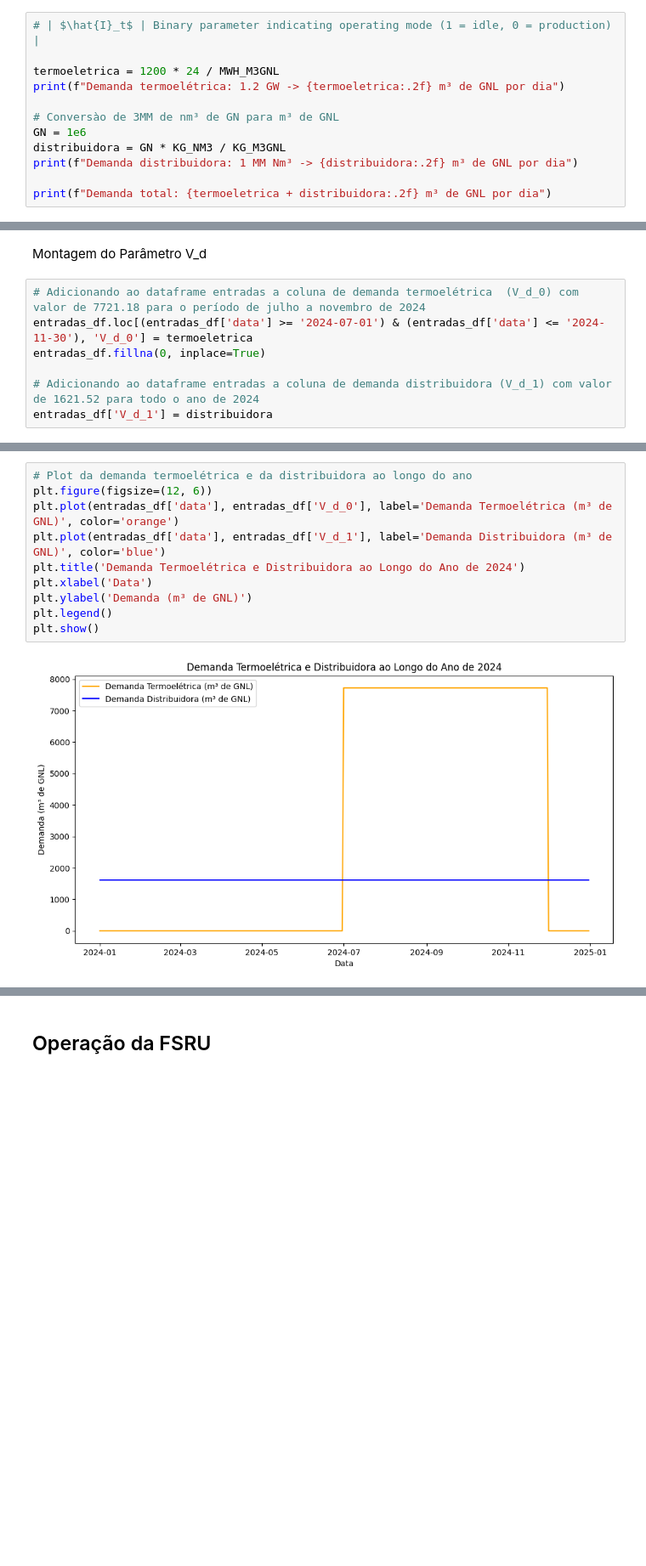
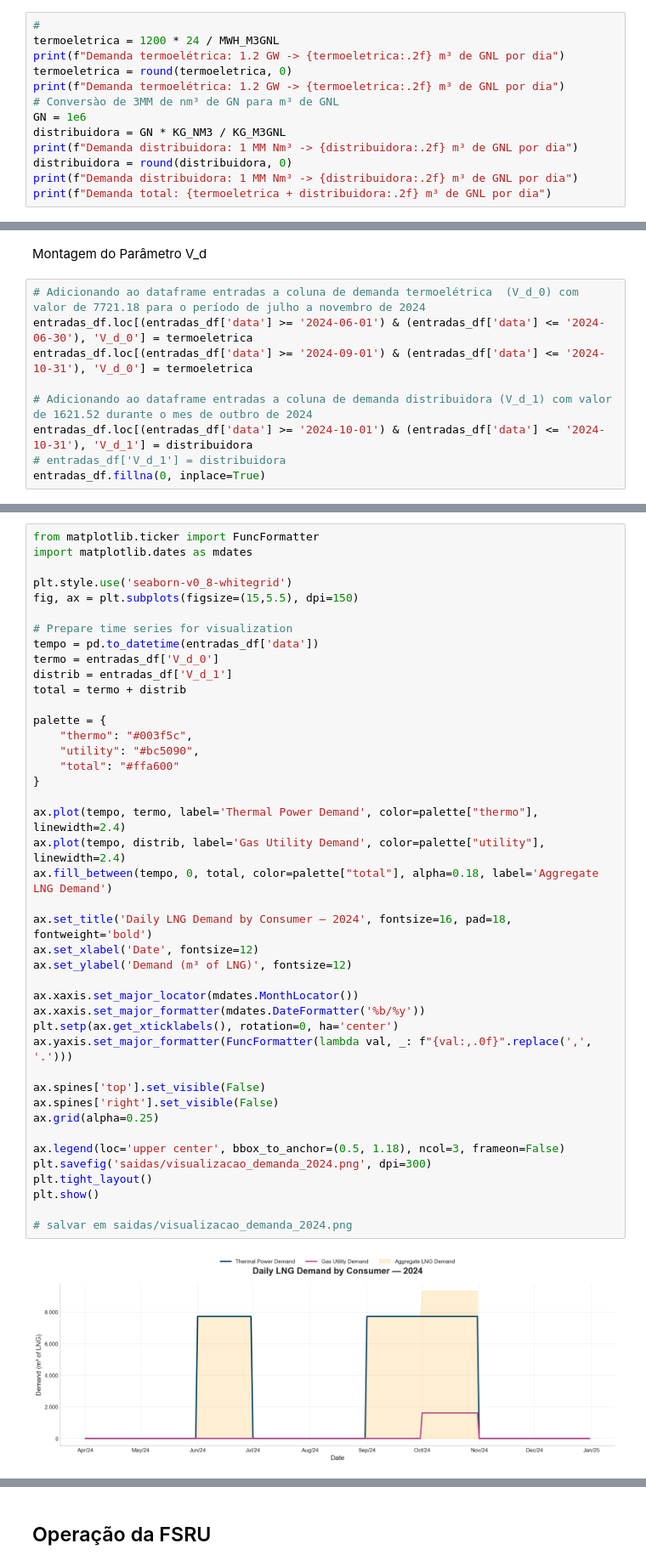
Before and after one commit to gbcfreitas/LNGinventoryopt, a Jupyter notebook: 01.monta_dados_entrada.ipynb, the cells around one changed output, grey strips where cells are left out. Shown at 85% size. Drawn from its saved outputs; the diff is of its cells as text; blank space fills up the shorter version.

```diff
--- a/01.monta_dados_entrada.ipynb
+++ b/01.monta_dados_entrada.ipynb
@@ -281,16 +284,17 @@ Já a distribuidora contratou 3MM de nm³ de gás a serem entregues durante todo
 # %% [markdown]
 Cálculo da demanda diária dos consumidores
 # %%
-# | $\hat{I}_t$ | Binary parameter indicating operating mode (1 = idle, 0 = production) |
-
+#
 termoeletrica = 1200 * 24 / MWH_M3GNL
 print(f"Demanda termoelétrica: 1.2 GW -> {termoeletrica:.2f} m³ de GNL por dia")
-
+termoeletrica = round(termoeletrica, 0)
+print(f"Demanda termoelétrica: 1.2 GW -> {termoeletrica:.2f} m³ de GNL por dia")
 # Conversào de 3MM de nm³ de GN para m³ de GNL
 GN = 1e6
 distribuidora = GN * KG_NM3 / KG_M3GNL
 print(f"Demanda distribuidora: 1 MM Nm³ -> {distribuidora:.2f} m³ de GNL por dia")
-
+distribuidora = round(distribuidora, 0)
+print(f"Demanda distribuidora: 1 MM Nm³ -> {distribuidora:.2f} m³ de GNL por dia")
 print(f"Demanda total: {termoeletrica + distribuidora:.2f} m³ de GNL por dia")
 # %% [output]
 Demanda termoelétrica: 1.2 GW -> 7721.18 m³ de GNL por dia
@@ -300,8 +314,10 @@ Demanda total: 9342.70 m³ de GNL por dia
 Montagem do Parâmetro V_d
 # %%
 # Adicionando ao dataframe entradas a coluna de demanda termoelétrica  (V_d_0) com valor de 7721.18 para o período de julho a novembro de 2024
-entradas_df.loc[(entradas_df['data'] >= '2024-07-01') & (entradas_df['data'] <= '2024-11-30'), 'V_d_0'] = termoeletrica
+entradas_df.loc[(entradas_df['data'] >= '2024-06-01') & (entradas_df['data'] <= '2024-06-30'), 'V_d_0'] = termoeletrica
+entradas_df.loc[(entradas_df['data'] >= '2024-09-01') & (entradas_df['data'] <= '2024-10-31'), 'V_d_0'] = termoeletrica
+
+# Adicionando ao dataframe entradas a coluna de demanda distribuidora (V_d_1) com valor de 1621.52 durante o mes de outbro de 2024
+entradas_df.loc[(entradas_df['data'] >= '2024-10-01') & (entradas_df['data'] <= '2024-10-31'), 'V_d_1'] = distribuidora
+# entradas_df['V_d_1'] = distribuidora
 entradas_df.fillna(0, inplace=True)
-
-# Adicionando ao dataframe entradas a coluna de demanda distribuidora (V_d_1) com valor de 1621.52 para todo o ano de 2024
-entradas_df['V_d_1'] = distribuidora
@@ -308,12 +355,44 @@ entradas_df['V_d_1'] = distribuidora
 # %%
-# Plot da demanda termoelétrica e da distribuidora ao longo do ano
-plt.figure(figsize=(12, 6))
-plt.plot(entradas_df['data'], entradas_df['V_d_0'], label='Demanda Termoelétrica (m³ de GNL)', color='orange')
-plt.plot(entradas_df['data'], entradas_df['V_d_1'], label='Demanda Distribuidora (m³ de GNL)', color='blue')
-plt.title('Demanda Termoelétrica e Distribuidora ao Longo do Ano de 2024')
-plt.xlabel('Data')
-plt.ylabel('Demanda (m³ de GNL)')
-plt.legend()
+from matplotlib.ticker import FuncFormatter
+import matplotlib.dates as mdates
+
+plt.style.use('seaborn-v0_8-whitegrid')
+fig, ax = plt.subplots(figsize=(15,5.5), dpi=150)
+
+# Prepare time series for visualization
+tempo = pd.to_datetime(entradas_df['data'])
+termo = entradas_df['V_d_0']
+distrib = entradas_df['V_d_1']
+total = termo + distrib
+
+palette = {
+    "thermo": "#003f5c",
+    "utility": "#bc5090",
+    "total": "#ffa600"
+}
+
+ax.plot(tempo, termo, label='Thermal Power Demand', color=palette["thermo"], linewidth=2.4)
+ax.plot(tempo, distrib, label='Gas Utility Demand', color=palette["utility"], linewidth=2.4)
+ax.fill_between(tempo, 0, total, color=palette["total"], alpha=0.18, label='Aggregate LNG Demand')
+
+ax.set_title('Daily LNG Demand by Consumer — 2024', fontsize=16, pad=18, fontweight='bold')
+ax.set_xlabel('Date', fontsize=12)
+ax.set_ylabel('Demand (m³ of LNG)', fontsize=12)
+
+ax.xaxis.set_major_locator(mdates.MonthLocator())
+ax.xaxis.set_major_formatter(mdates.DateFormatter('%b/%y'))
+plt.setp(ax.get_xticklabels(), rotation=0, ha='center')
+ax.yaxis.set_major_formatter(FuncFormatter(lambda val, _: f"{val:,.0f}".replace(',', '.')))
+
+ax.spines['top'].set_visible(False)
+ax.spines['right'].set_visible(False)
+ax.grid(alpha=0.25)
+
+ax.legend(loc='upper center', bbox_to_anchor=(0.5, 1.18), ncol=3, frameon=False)
+plt.savefig('saidas/visualizacao_demanda_2024.png', dpi=300)
+plt.tight_layout()
 plt.show()
+
+# salvar em saidas/visualizacao_demanda_2024.png
 # %% [output]
-[figure, old version]
+[figure, new version]
```
Also changed, not shown: parts of 40 cells of this notebook, 8 other files.
